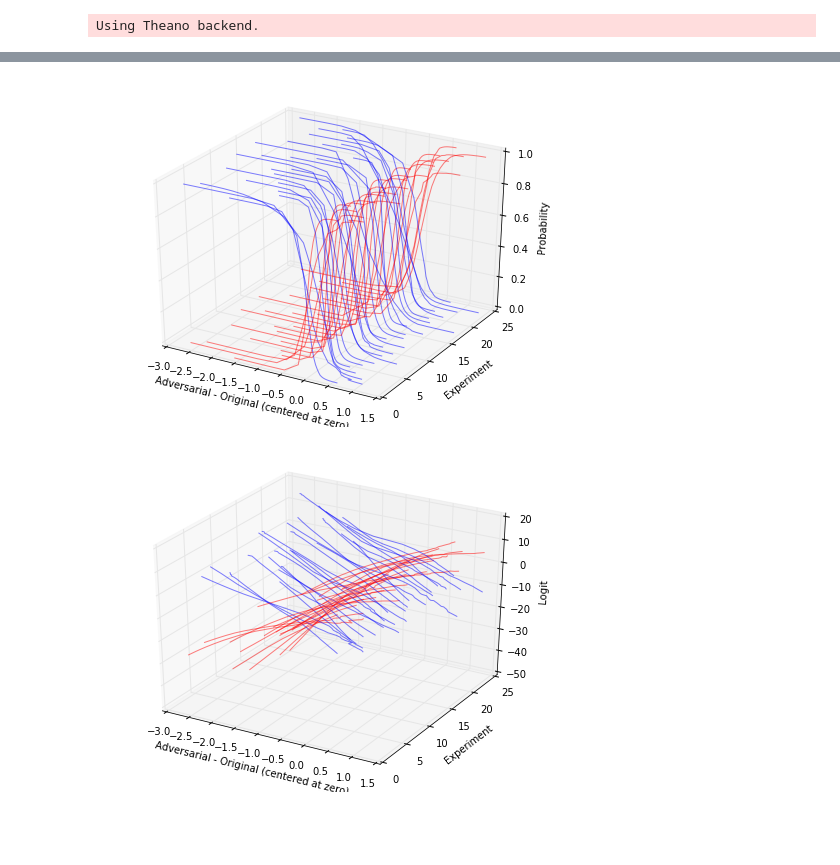
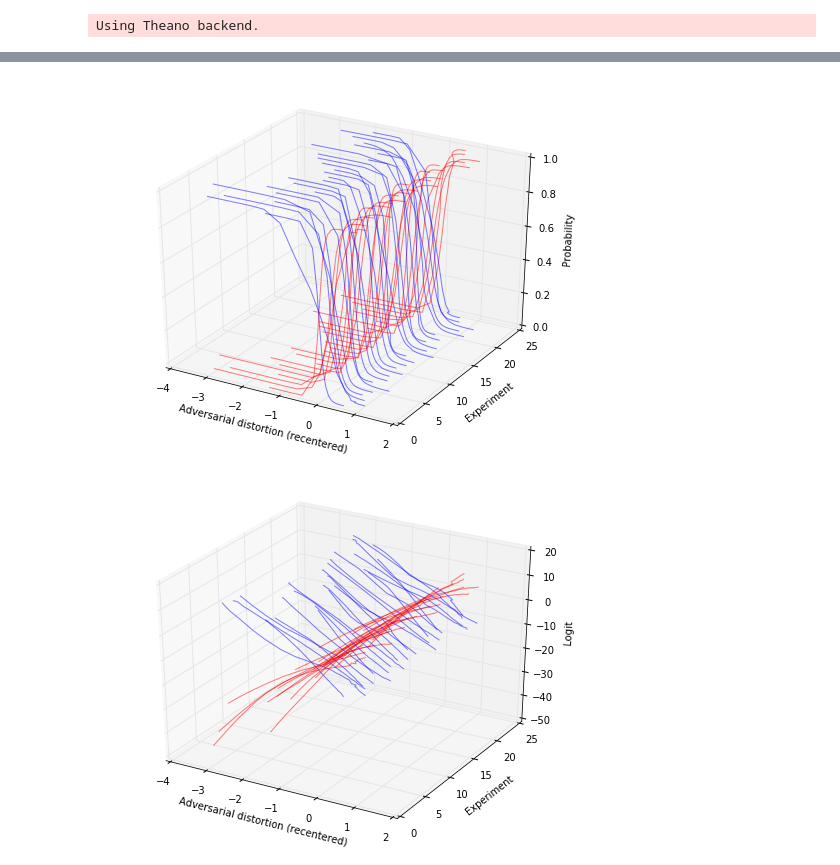
Before and after one commit to tabacof/adv_vae, a Jupyter notebook: mnist_clf.ipynb, the cells around one changed output, grey strips where cells are left out. Saved outputs shown, nothing was run; the diff lists cells and outputs as text; code cells hidden in the pictures; blank space fills up the shorter version.

```diff
--- a/mnist_clf.ipynb
+++ b/mnist_clf.ipynb
@@ -217,10 +217,17 @@ def orig_adv_dist(orig_img = None, plot = False):
     adv = []
 
     C = np.logspace(-10, 20, 50, base = 2, dtype = np.float32)
+    plot_intersection = plot
 
-    for c in C:
-        od, ad, ol, op, ap, o_prob, a_prob = adv_test(orig_img, adv_label, C=c, plot = False)
-        #print od, ad, ol+1, op+1, ap+1
+    for i, c in enumerate(C):
+        plot_current = plot and (i == 0 or i == 49)
+        od, ad, ol, op, ap, o_prob, a_prob = adv_test(orig_img, adv_label, C=c, plot = plot_current)
+        if plot_current:
+            print ad, o_prob, a_prob
+        if plot_intersection and o_prob >= a_prob:
+            adv_test(orig_img, adv_label, C=C[i-1], plot = True)
+            plot_intersection = False
+            print ad, o_prob, a_prob
         adv_loss.append(od)
         adv_norm.append(ad)
         adv.append(ap == adv_label)
@@ -239,19 +246,23 @@ def orig_adv_dist(orig_img = None, plot = False):
         plt.legend(loc=3, prop={'size':9})
         plt.show()
         plt.figure()
-        plt.scatter([adv_norm[i] for i, x in enumerate(adv) if x], [adv_prob[i] for i, x in enumerate(adv) if x], c='orange', label = "Adversarial Adv")
-        plt.scatter([adv_norm[i] for i, x in enumerate(adv) if not x], [adv_prob[i] for i, x in enumerate(adv) if not x], c='cyan', label = "Non-adversarial Adv")
-        plt.scatter([adv_norm[i] for i, x in enumerate(adv) if x], [orig_prob[i] for i, x in enumerate(adv) if x], c='red', label = "Adversarial Orig")
-        plt.scatter([adv_norm[i] for i, x in enumerate(adv) if not x], [orig_prob[i] for i, x in enumerate(adv) if not x], c='blue', label = "Non-adversarial Orig")
+        plt.scatter(adv_norm, adv_prob, c='red', label = "Adversarial")
+        plt.scatter(adv_norm, orig_prob, c='blue', label = "Original")
+        #plt.scatter([adv_norm[i] for i, x in enumerate(adv) if x], [adv_prob[i] for i, x in enumerate(adv) if x], c='orange', label = "Adversarial Adv")
+        #plt.scatter([adv_norm[i] for i, x in enumerate(adv) if not x], [adv_prob[i] for i, x in enumerate(adv) if not x], c='cyan', label = "Non-adversarial Adv")
+        #plt.scatter([adv_norm[i] for i, x in enumerate(adv) if x], [orig_prob[i] for i, x in enumerate(adv) if x], c='red', label = "Adversarial Orig")
+        #plt.scatter([adv_norm[i] for i, x in enumerate(adv) if not x], [orig_prob[i] for i, x in enumerate(adv) if not x], c='blue', label = "Non-adversarial Orig")
         plt.ylabel("Probability")
         plt.xlabel("Adversarial distortion")
         plt.legend(loc=3, prop={'size':9})
         plt.show()
         plt.figure()
-        plt.scatter([adv_norm[i] for i, x in enumerate(adv) if x], [scipy.special.logit(adv_prob[i]) for i, x in enumerate(adv) if x], c='orange', label = "Adversarial Adv")
-        plt.scatter([adv_norm[i] for i, x in enumerate(adv) if not x], [scipy.special.logit(adv_prob[i]) for i, x in enumerate(adv) if not x], c='cyan', label = "Non-adversarial Adv")
-        plt.scatter([adv_norm[i] for i, x in enumerate(adv) if x], [scipy.special.logit(orig_prob[i]) for i, x in enumerate(adv) if x], c='red', label = "Adversarial Orig")
-        plt.scatter([adv_norm[i] for i, x in enumerate(adv) if not x], [scipy.special.logit(orig_prob[i]) for i, x in enumerate(adv) if not x], c='blue', label = "Non-adversarial Orig")
+        plt.scatter(adv_norm, scipy.special.logit(adv_prob), c='red', label = "Adversarial")
+        plt.scatter(adv_norm, scipy.special.logit(orig_prob), c='blue', label = "Original")
+        #plt.scatter([adv_norm[i] for i, x in enumerate(adv) if x], [scipy.special.logit(adv_prob[i]) for i, x in enumerate(adv) if x], c='orange', label = "Adversarial Adv")
+        #plt.scatter([adv_norm[i] for i, x in enumerate(adv) if not x], [scipy.special.logit(adv_prob[i]) for i, x in enumerate(adv) if not x], c='cyan', label = "Non-adversarial Adv")
+        #plt.scatter([adv_norm[i] for i, x in enumerate(adv) if x], [scipy.special.logit(orig_prob[i]) for i, x in enumerate(adv) if x], c='red', label = "Adversarial Orig")
+        #plt.scatter([adv_norm[i] for i, x in enumerate(adv) if not x], [scipy.special.logit(orig_prob[i]) for i, x in enumerate(adv) if not x], c='blue', label = "Non-adversarial Orig")
         plt.ylabel("Logit")
         plt.xlabel("Adversarial distortion")
         plt.legend(loc=3, prop={'size':9})
@@ -305,23 +316,23 @@ Img 8254 Adv label 7
 # %%
 fig = plt.figure()
 ax = fig.add_subplot(111, projection='3d')
 
 for i in range(n):
     intersection = np.argmax((orig_prob[i] - adv_prob[i]) >= 0)
     intersection_x = (adv_norm[i][intersection-1] + adv_norm[i][intersection])/2.0
     intersection_y1 = 0#(adv_prob[i][intersection-1] + adv_prob[i][intersection])/2.0
     intersection_y2 = 0#(orig_prob[i][intersection-1] + orig_prob[i][intersection])/2.0
     ax.plot(adv_norm[i]-intersection_x, [i]*len(adv_prob[i]), adv_prob[i]-intersection_y1, color = 'r', alpha = 0.5)
     ax.plot(adv_norm[i]-intersection_x, [i]*len(adv_prob[i]), orig_prob[i]-intersection_y2, color = 'b', alpha = 0.5)
 
-ax.set_xlabel('Adversarial - Original (centered at zero)')
+ax.set_xlabel('Adversarial distortion (recentered)')
 ax.set_ylabel('Experiment')
 ax.set_zlabel('Probability')
-fig.set_figwidth(8)
-fig.set_figheight(6)
+fig.set_figwidth(8.5)
+fig.set_figheight(6.5)
 plt.show()
 # %% [output]
-[figure, old version]
+[figure, new version]
 # %%
 fig = plt.figure()
 ax = fig.add_subplot(111, projection='3d')
@@ -334,11 +345,11 @@ for i in range(n):
     ax.plot(adv_norm[i]-intersection_x, [i]*len(adv_prob[i]), adv_prob_logit[i]-intersection_y1, color = 'r', alpha = 0.5)
     ax.plot(adv_norm[i]-intersection_x, [i]*len(adv_prob[i]), orig_prob_logit[i]-intersection_y2, color = 'b', alpha = 0.5)
 
-ax.set_xlabel('Adversarial - Original (centered at zero)')
+ax.set_xlabel('Adversarial distortion (recentered)')
 ax.set_ylabel('Experiment')
 ax.set_zlabel('Logit')
-fig.set_figwidth(8)
-fig.set_figheight(6)
+fig.set_figwidth(8.5)
+fig.set_figheight(6.5)
 plt.show()
 # %% [output]
-[figure, old version]
+[figure, new version]
```
Also changed, not shown: parts of 3 cells of this notebook, 53 other files.
